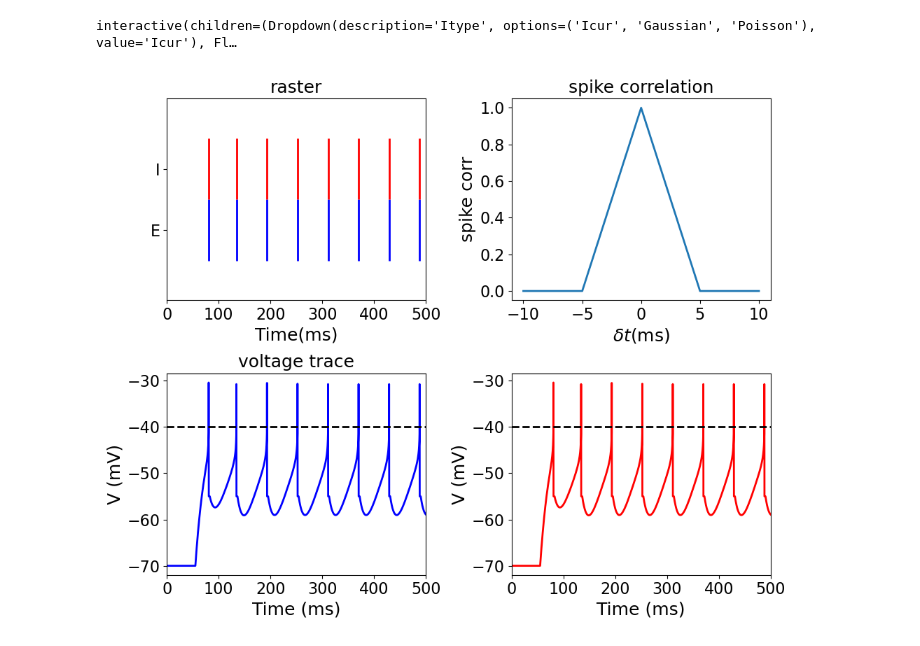
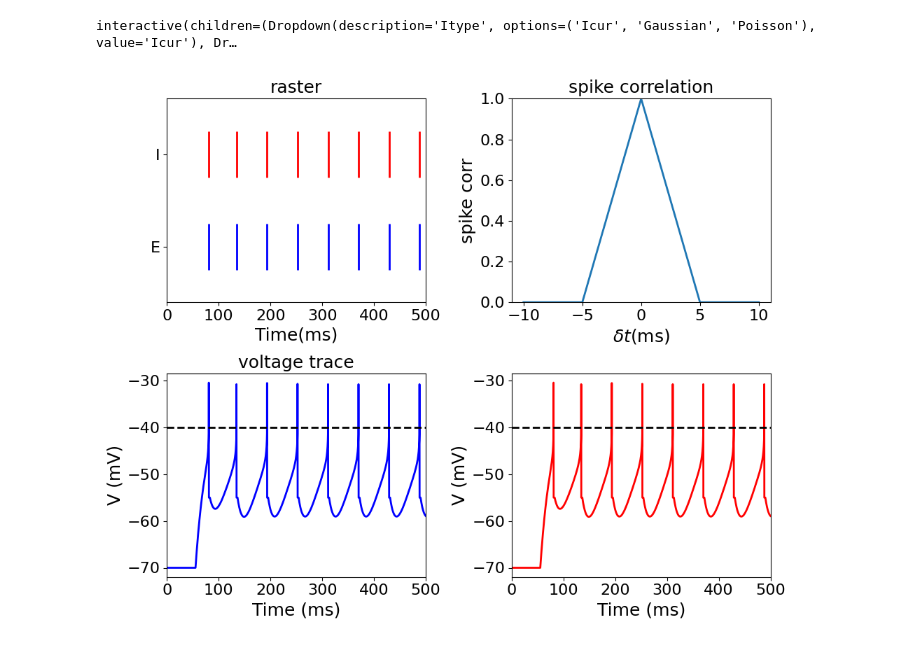
Before and after one commit to michaelglh/STG, a Jupyter notebook: lif_colab.ipynb, the cells around one changed output. Cells and saved outputs as stored; diff of their text form; code cells hidden in the pictures.

```diff
--- a/lif_colab.ipynb
+++ b/lif_colab.ipynb
@@ -156,19 +208,19 @@ interactive(children=(FloatSlider(value=20.0, description='tau_m', max=20.0, min
 # %%
+#@title Run the following to start E-I pair simulation { vertical-output: true }
 # E-I motif
 N = 2                  # number of neurons
 wt, dl = 1, 5.
 
 # updating parameters
-def update_EI(Itype='Icur', J_ei=0., J_ie=0.):
+def update_EI(Itype='Icur', neuron_E='tonic_neuron', neuron_I='tonic_neuron', J_ei=0., J_ie=0.):
     # simualtor
     h = Simulator(dt=dt)
 
     # network of neurons
     nrns = [LIF(sim=h) for _ in range(N)]
 
-    for nrn in nrns:
-        # my own neuron
-        nrn.update(my_neuron)
+    nrns[0].update(neuron_params[neuron_E])
+    nrns[1].update(neuron_params[neuron_I])
 
     # background noise
     if Itype == 'Icur':
@@ -219,37 +271,43 @@ def update_EI(Itype='Icur', J_ei=0., J_ie=0.):
 
     # visualize
     plt.clf()
     cs = ['b', 'r']
     plt.subplot(2,N,1)
     plt.title('raster')
     for nrn, c, l in zip(nrns, cs, range(N)):
-        plt.eventplot(nrn.spikes['times'], lineoffsets=l, colors=c)
+        plt.eventplot(nrn.spikes['times'], lineoffsets=2*l, colors=c)
     plt.xlabel('Time(ms)')
-    plt.yticks([0, 1], ['E', 'I'])
+    plt.yticks([0, 2], ['E', 'I'])
     plt.xlim([0., T])
 
     plt.subplot(2,N,2)
     plt.title('spike correlation')
     plt.plot(deltats, coins)
     plt.xlabel(r'$\delta t$(ms)')
     plt.ylabel('spike corr')
+    plt.ylim([0, 1])
 
     # voltage trace
     for id, c in zip(range(N), cs):
         plt.subplot(2,N,id+N+1)
         if id == 0:
             plt.title('voltage trace')
         plt_par = {'dt':dt, 'range_t':np.arange(0., T, dt), 'V_th':nrns[id].V_th}
         plot_volt_trace(plt_par, nrns[id].v, np.array(nrns[id].spikes['times']), c=c)
         plt.xlim([0., T])
 
     plt.tight_layout()
     if not debug:
         display(fig_EI)
 
-fig_EI, axes = plt.subplots(2,N,figsize=(5*N,8))
-widgets.interact(update_EI, Itype=['Icur', 'Gaussian', 'Poisson'], J_ie=(0.0, 50.0, 5.0), J_ei=(-50., 0., 5));
+try:
+  print(fig_EI)
+except:
+  fig_EI, axes = plt.subplots(2,N,figsize=(5*N,8))
+widgets.interact(update_EI, Itype=['Icur', 'Gaussian', 'Poisson'],
+                 neuron_E=neuron_params.keys(), neuron_I=neuron_params.keys(),
+                 J_ie=(0.0, 50.0, 0.1), J_ei=(-50., 0., 0.1));
 # %% [output]
-interactive(children=(Dropdown(description='Itype', options=('Icur', 'Gaussian', 'Poisson'), value='Icur'), Fl…
+interactive(children=(Dropdown(description='Itype', options=('Icur', 'Gaussian', 'Poisson'), value='Icur'), Dr…
-[figure, old version]
+[figure, new version]
 # %% [markdown]
```
Also changed, not shown: parts of 12 cells of this notebook, 1 other file.
